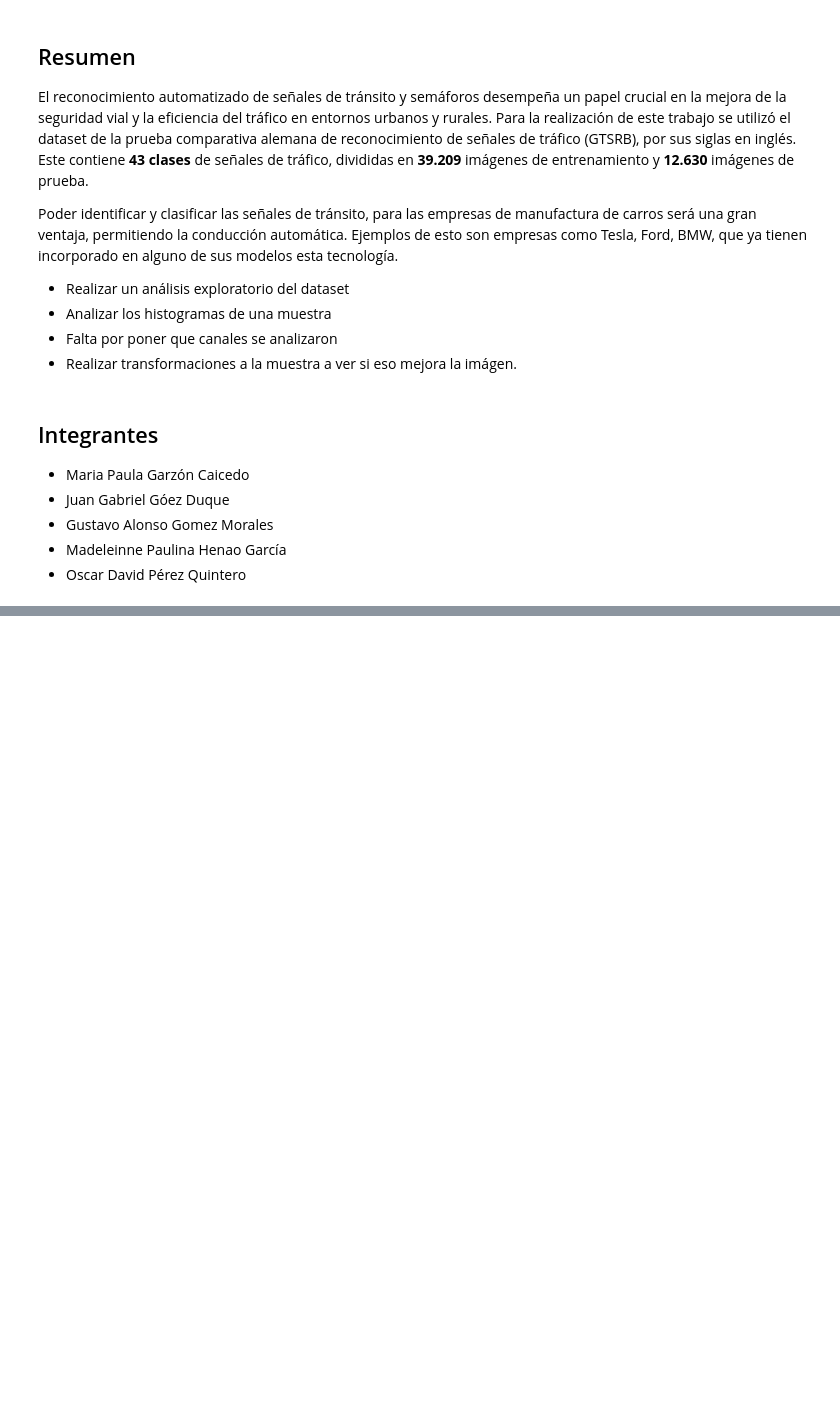
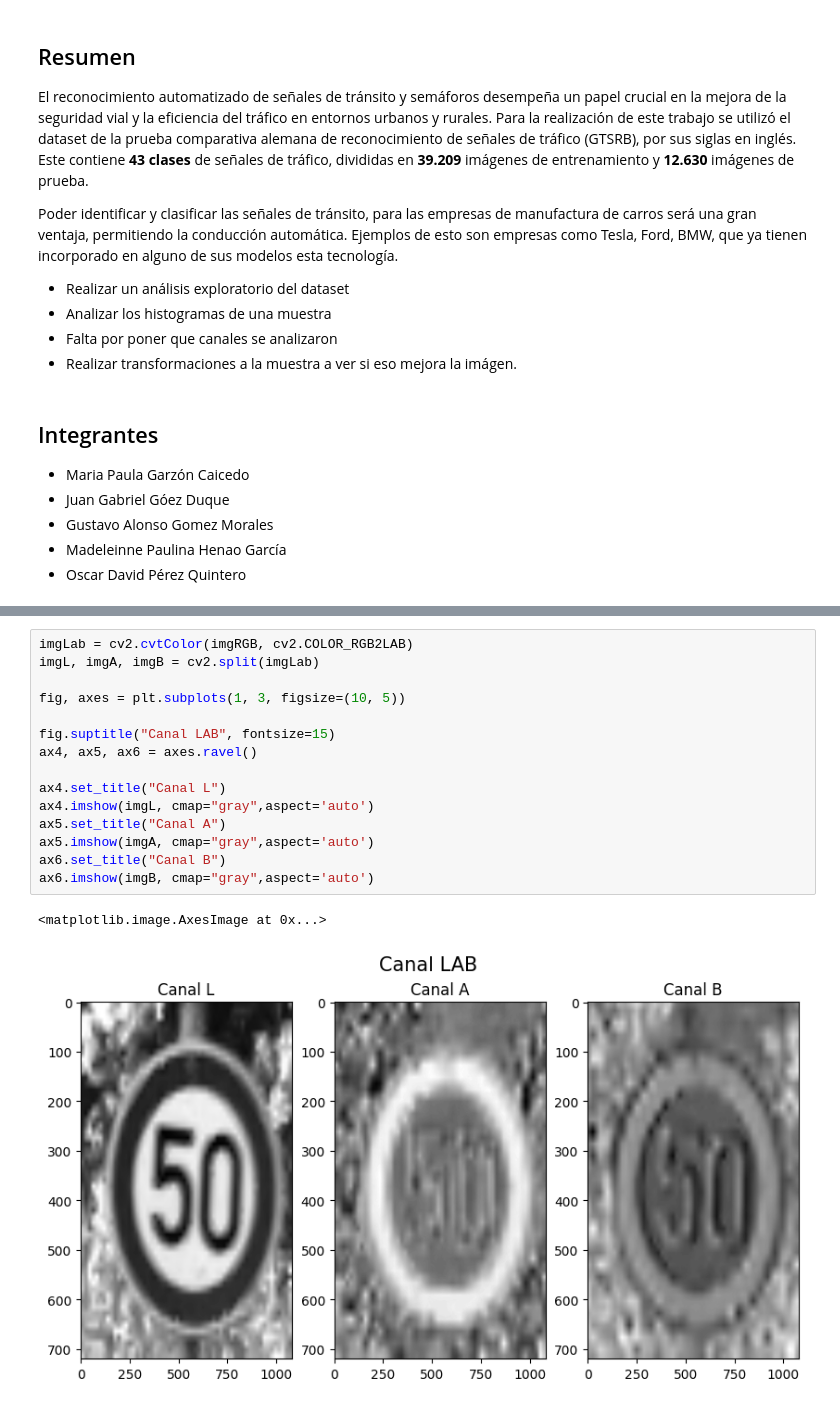
Before and after one commit to madeleinnehenao/VisionArtificialProyecto, a Jupyter notebook: proyecto_final.ipynb, the cells around one changed output, grey strips where cells are left out. Drawn from its saved outputs; the diff is of its cells as text; blank space fills up the shorter version.

```diff
--- a/proyecto_final.ipynb
+++ b/proyecto_final.ipynb
@@ -97,0 +55,18 @@ plt.show()
+# %%
+imgLab = cv2.cvtColor(imgRGB, cv2.COLOR_RGB2LAB)
+imgL, imgA, imgB = cv2.split(imgLab)
+
+fig, axes = plt.subplots(1, 3, figsize=(10, 5))
+
+fig.suptitle("Canal LAB", fontsize=15)
+ax4, ax5, ax6 = axes.ravel()
+
+ax4.set_title("Canal L")
+ax4.imshow(imgL, cmap="gray",aspect='auto')
+ax5.set_title("Canal A")
+ax5.imshow(imgA, cmap="gray",aspect='auto')
+ax6.set_title("Canal B")
+ax6.imshow(imgB, cmap="gray",aspect='auto')
+# %% [output]
+<matplotlib.image.AxesImage at 0x...>
+[figure, added]
```
Also changed, not shown: parts of 7 cells of this notebook.
